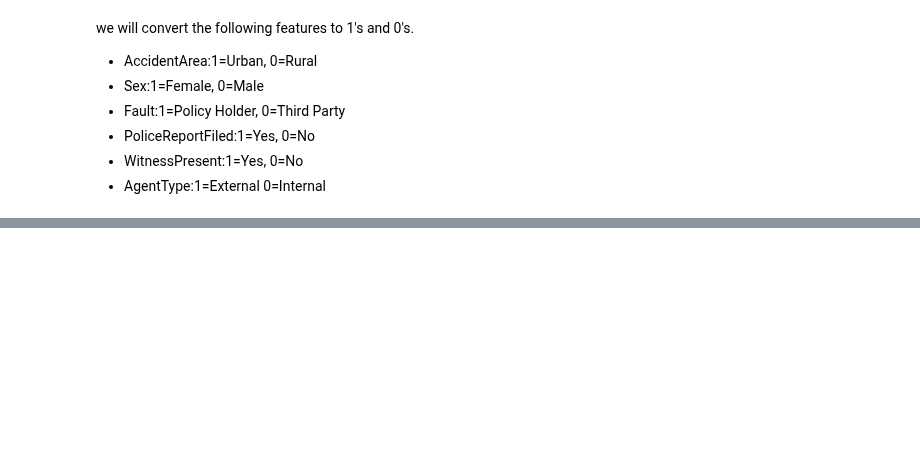
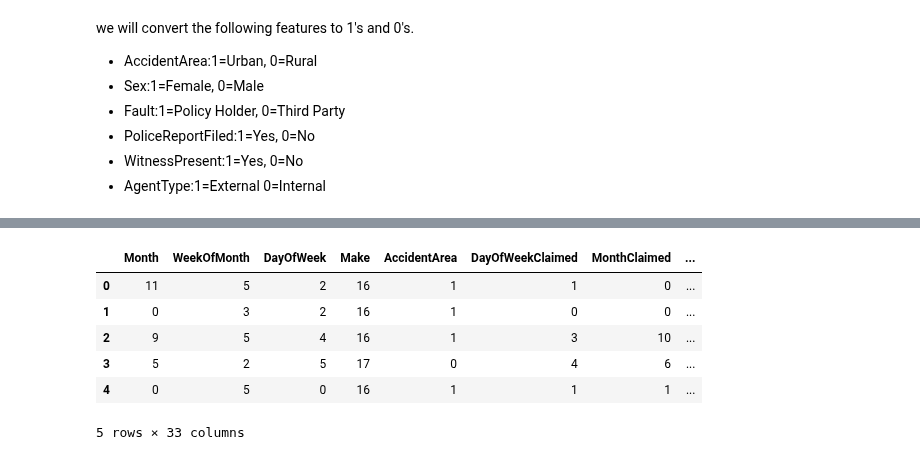
Before and after one commit to kimp10/Insurance-Fraud-Detection-Model-, a Jupyter notebook: Insurance_Fraud_detection.ipynb, the cells around one changed output, grey strips where cells are left out. Drawn from its saved outputs; the diff is of its cells as text; code cells hidden in the pictures; blank space fills up the shorter version.

```diff
--- a/Insurance_Fraud_detection.ipynb
+++ b/Insurance_Fraud_detection.ipynb
@@ -842,0 +896,39 @@ X4.dtypes
+# %%
+Claim_fraud[['NumberOfSuppliments']] = Claim_fraud[['NumberOfSuppliments']].replace({
+    'none' : 0,
+    '1 to 2' : 1,
+    '3 to 5' : 2,
+    'more than 5' : 3
+    })
+# %%
+Claim_fraud[['AddressChange_Claim']] = Claim_fraud[['AddressChange_Claim']].replace({
+    'no change' : 0,
+    'under 6 months' : 1,
+    '1 year' : 2,
+    '2 to 3 years' : 3,
+    '4 to 8 years' : 4
+    })
+# %%
+Claim_fraud[['NumberOfCars']] = Claim_fraud[['NumberOfCars']].replace({
+    '1 vehicle' : 0,
+    '2 vehicles' : 1,
+    '3 to 4' : 2,
+    '5 to 8' : 3,
+    'more than 8' : 4
+    })
+# %%
+Claim_fraud[['BasePolicy']] = Claim_fraud[['BasePolicy']].replace({
+    'All Perils' : 0,
+    'Liability' : 1,
+    'Collision' : 2
+    })
+# %%
+Claim_fraud.head()
+# %% [output]
+|  | Month | WeekOfMonth | DayOfWeek | Make | AccidentArea | DayOfWeekClaimed | MonthClaimed | ... |
+| 0 | 11 | 5 | 2 | 16 | 1 | 1 | 0 | ... |
+| 1 | 0 | 3 | 2 | 16 | 1 | 0 | 0 | ... |
+| 2 | 9 | 5 | 4 | 16 | 1 | 3 | 10 | ... |
+| 3 | 5 | 2 | 5 | 17 | 0 | 4 | 6 | ... |
+| 4 | 0 | 5 | 0 | 16 | 1 | 1 | 1 | ... |
+5 rows × 33 columns
```
Also changed, not shown: parts of 38 cells of this notebook.
